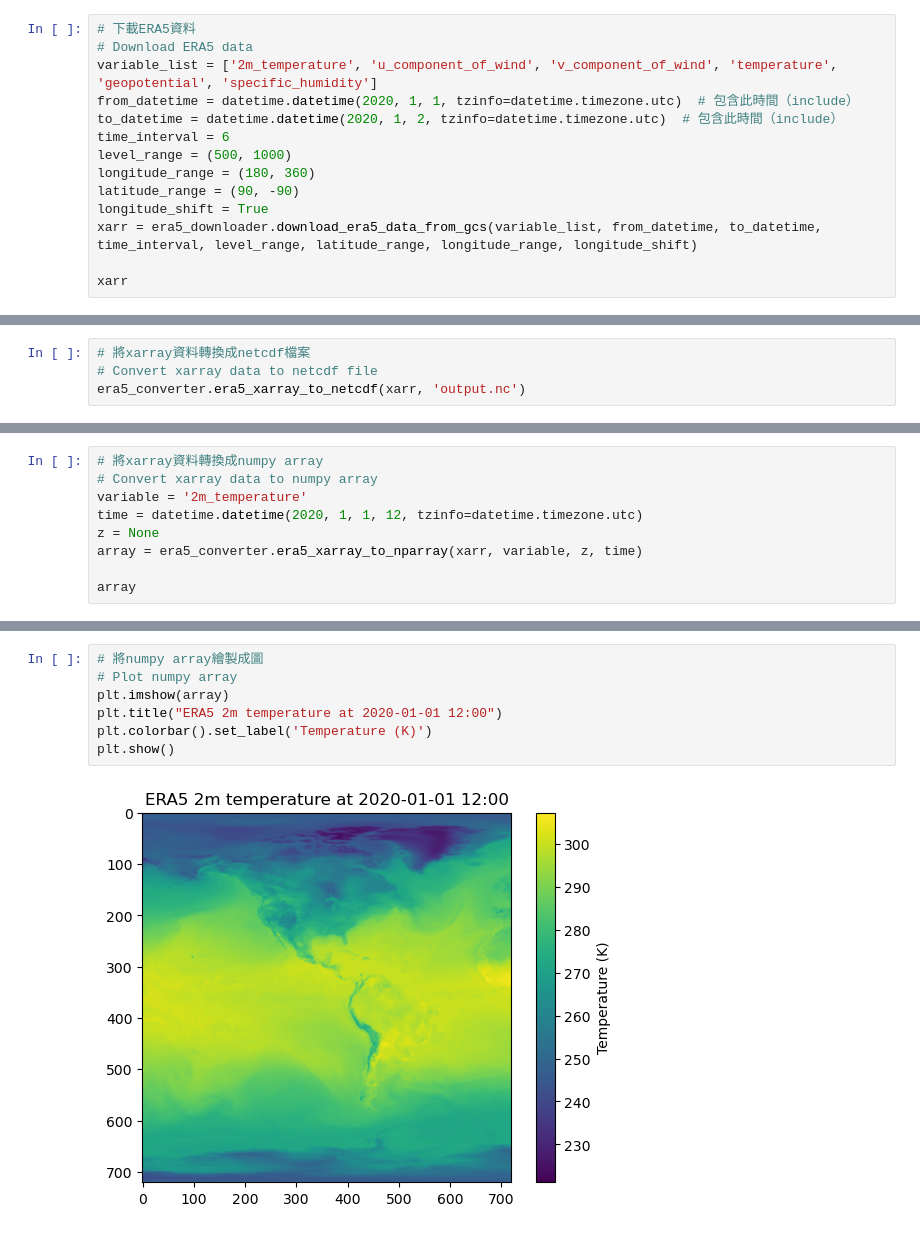
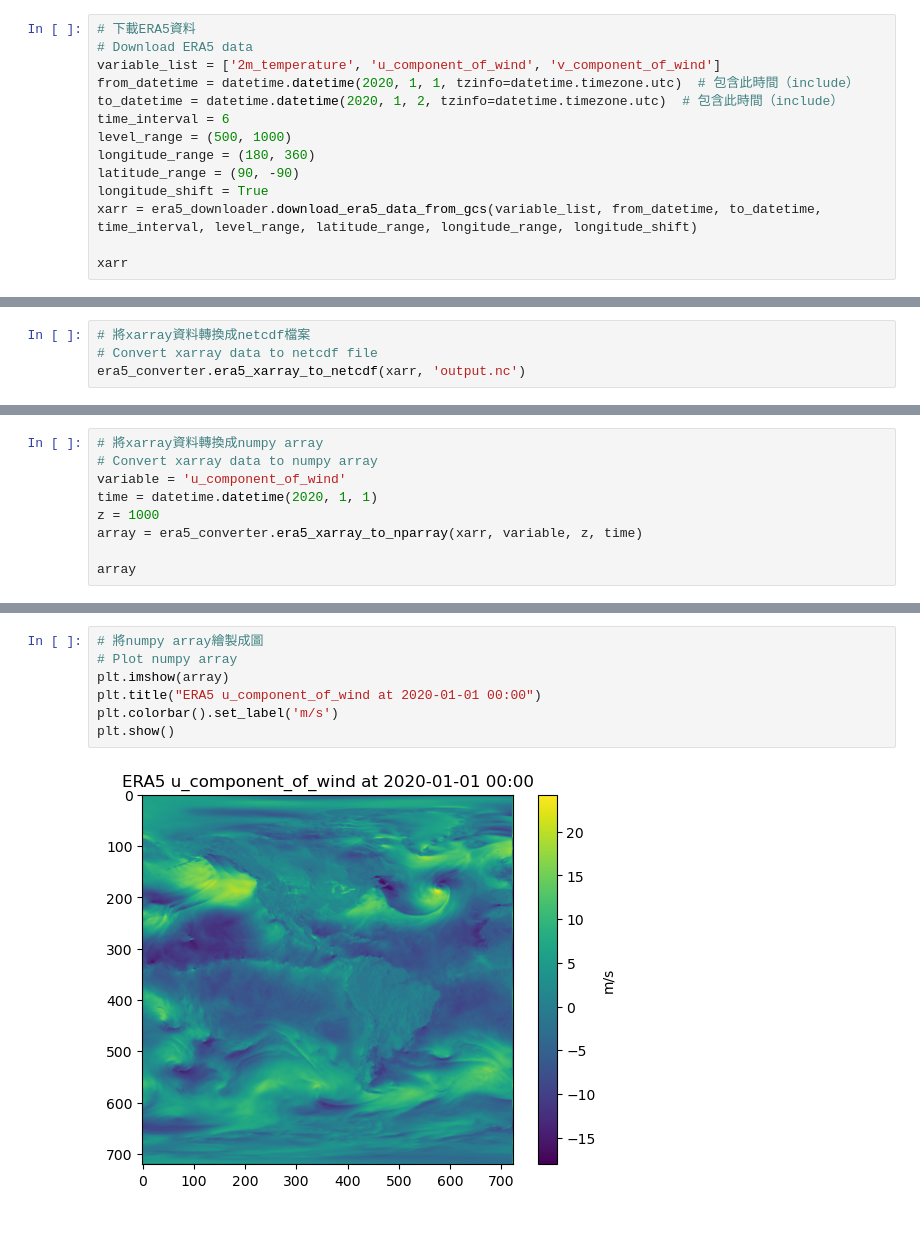
Before and after one commit to ericlwc0830/Quick-ERA5, a Jupyter notebook: example_usage.ipynb, the cells around one changed output, grey strips where cells are left out. Saved outputs shown, nothing was run; the diff lists cells and outputs as text.

```diff
--- a/example_usage.ipynb
+++ b/example_usage.ipynb
@@ -5,7 +5,7 @@ import matplotlib.pyplot as plt
 # %%
 # 下載ERA5資料
 # Download ERA5 data
-variable_list = ['2m_temperature', 'u_component_of_wind', 'v_component_of_wind', 'temperature', 'geopotential', 'specific_humidity']
+variable_list = ['2m_temperature', 'u_component_of_wind', 'v_component_of_wind']
 from_datetime = datetime.datetime(2020, 1, 1, tzinfo=datetime.timezone.utc)  # 包含此時間（include）
 to_datetime = datetime.datetime(2020, 1, 2, tzinfo=datetime.timezone.utc)  # 包含此時間（include）
 time_interval = 6
@@ -42,9 +46,9 @@ era5_converter.era5_xarray_to_netcdf(xarr, 'output.nc')
 # %%
 # 將xarray資料轉換成numpy array
 # Convert xarray data to numpy array
-variable = '2m_temperature'
-time = datetime.datetime(2020, 1, 1, 12, tzinfo=datetime.timezone.utc)
-z = None
+variable = 'u_component_of_wind'
+time = datetime.datetime(2020, 1, 1)
+z = 1000
 array = era5_converter.era5_xarray_to_nparray(xarr, variable, z, time)
 
 array
@@ -65,9 +69,9 @@ array([[245.96442, 245.96442, 245.96442, ..., 245.96442, 245.96442,
 # %%
 # 將numpy array繪製成圖
 # Plot numpy array
 plt.imshow(array)
-plt.title("ERA5 2m temperature at 2020-01-01 12:00")
-plt.colorbar().set_label('Temperature (K)')
+plt.title("ERA5 u_component_of_wind at 2020-01-01 00:00")
+plt.colorbar().set_label('m/s')
 plt.show()
 # %% [output]
-[figure, old version]
+[figure, new version]
```
Also changed, not shown: parts of 3 cells of this notebook, 2 other files.
